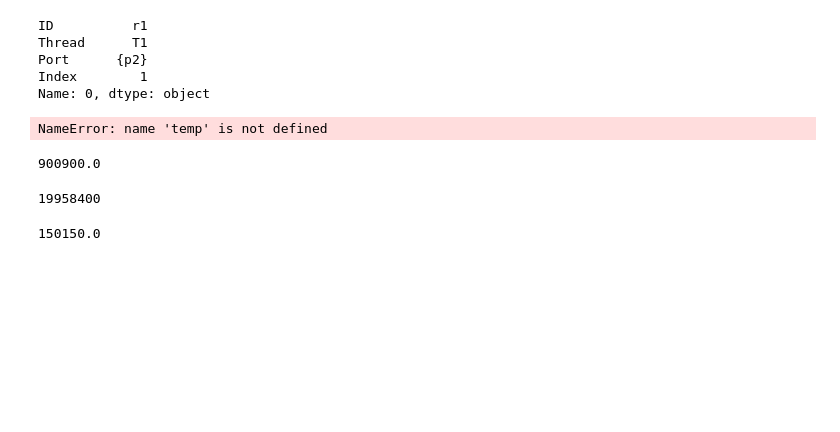
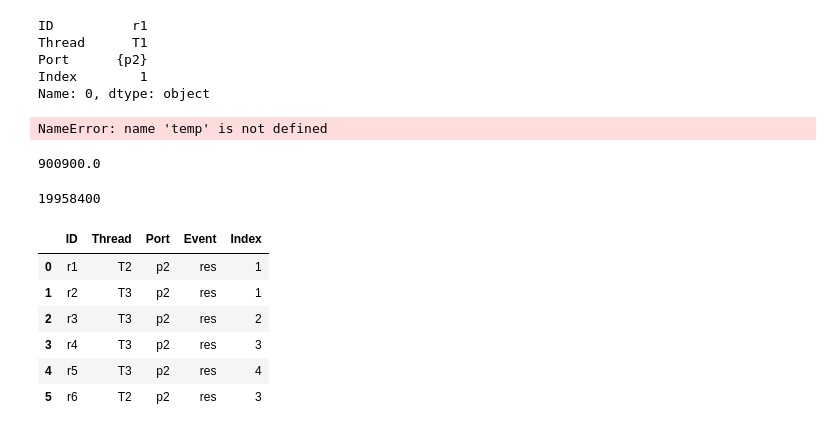
Before and after one commit to fswu0831/RTOS_sample_Algorithm, a Jupyter notebook: Construct-Race-Table.ipynb, the cells around one changed output. Cells and saved outputs as stored; diff of their text form; code cells hidden in the pictures; blank space fills up the shorter version.

```diff
--- a/Construct-Race-Table.ipynb
+++ b/Construct-Race-Table.ipynb
@@ -249,7 +249,53 @@ d=63063000
 temp
 # %% [output]
 19958400
-# %%
-63063000/420
-# %% [output]
-150150.0
+# %%
+import pandas as pd
+import numpy as np
+from tqdm import tqdm
+import re
+from IPython.display import display
+import warnings
+from allpairspy import AllPairs
+from collections import OrderedDict
+import time
+import pprint
+warnings.simplefilter('ignore')
+
+t_way=1
+
+RECEIVE_SHEET_NAME='test_resv.csv'
+SEND_SHEET_NAME='test_send.csv'
+number=0 # 実験の回数
+heading_res=('Thread','Port','Event','Index')
+heading_snd=('Thread','Port','Event','Index')
+
+Qs=[pd.DataFrame({})]
+Qr=[pd.DataFrame({})]
+
+
+#Q is SYN-sequence
+Qr[0]=pd.read_csv(RECEIVE_SHEET_NAME,names=heading_res)
+Qs[0]=pd.read_csv(SEND_SHEET_NAME,names=heading_snd)
+
+Qr[0]['Thread']=Qr[0]['Thread'].map(lambda x:'T'+str(x))
+Qs[0]['Thread']=Qs[0]['Thread'].map(lambda x:'T'+str(x))
+
+
+r_list=list(range(1,len(Qr[0])+1))
+r_list=list(map(lambda x:'r'+str(x),r_list)) #['r1', 'r2', 'r3', 'r4']
+s_list=list(range(1,len(Qs[0])+1))
+s_list=list(map(lambda x:'s'+str(x),s_list)) #['s1', 's2', 's3', 's4']
+
+Qr[0].insert(0,'ID',r_list) #attach the name of event
+Qs[0].insert(0,'ID',s_list) #attach the name of event
+# %%
+Qr[0]
+# %% [output]
+|  | ID | Thread | Port | Event | Index |
+| 0 | r1 | T2 | p2 | res | 1 |
+| 1 | r2 | T3 | p2 | res | 1 |
+| 2 | r3 | T3 | p2 | res | 2 |
+| 3 | r4 | T3 | p2 | res | 3 |
+| 4 | r5 | T3 | p2 | res | 4 |
+| 5 | r6 | T2 | p2 | res | 3 |
```
Also changed, not shown: parts of 1 cell of this notebook, 12 other files.
